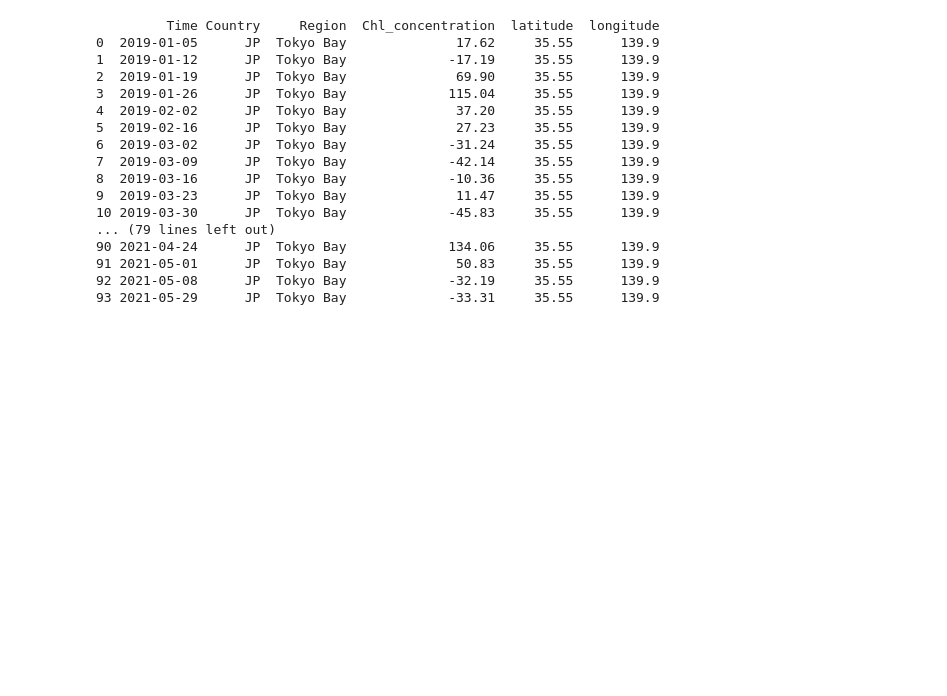
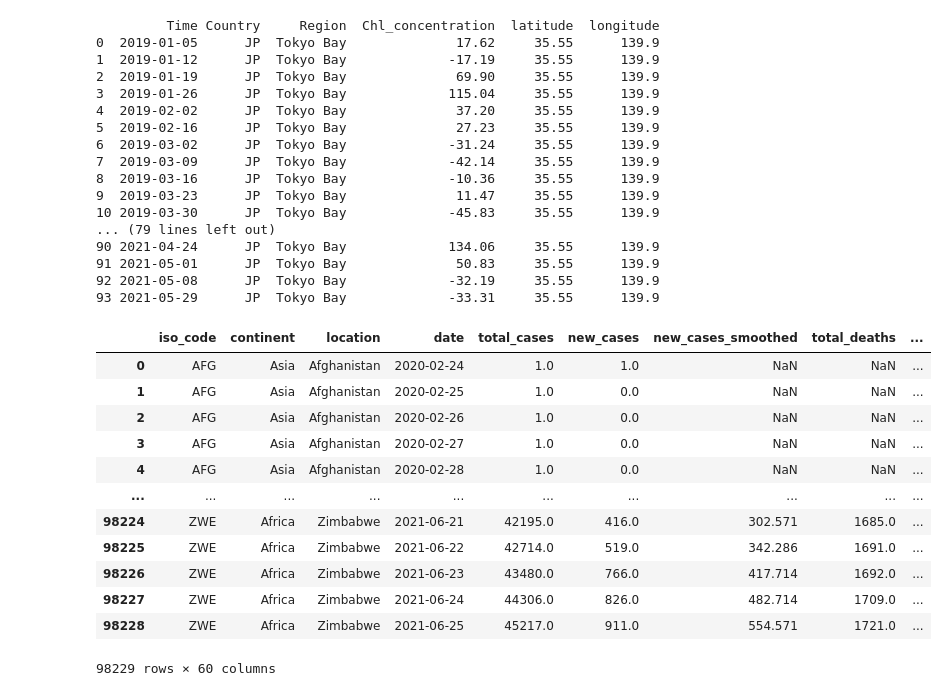
Before and after one commit to kvnyng/Chloro-kNOw, a Jupyter notebook: Streamlit/data/Untitled.ipynb, the cells around one changed output. Cells and saved outputs as stored; diff of their text form; code cells hidden in the pictures; blank space fills up the shorter version.

```diff
--- a/Streamlit/data/Untitled.ipynb
+++ b/Streamlit/data/Untitled.ipynb
@@ -88,3 +88,21 @@ with pd.option_context('display.max_rows', None, 'display.max_columns', None):
 91 2021-05-01      JP  Tokyo Bay              50.83     35.55      139.9
 92 2021-05-08      JP  Tokyo Bay             -32.19     35.55      139.9
 93 2021-05-29      JP  Tokyo Bay             -33.31     35.55      139.9
+# %%
+df = pd.read_csv('owid-covid-data.csv')
+# %%
+df
+# %% [output]
+|  | iso_code | continent | location | date | total_cases | new_cases | new_cases_smoothed | total_deaths | ... |
+| 0 | AFG | Asia | Afghanistan | 2020-02-24 | 1.0 | 1.0 | NaN | NaN | ... |
+| 1 | AFG | Asia | Afghanistan | 2020-02-25 | 1.0 | 0.0 | NaN | NaN | ... |
+| 2 | AFG | Asia | Afghanistan | 2020-02-26 | 1.0 | 0.0 | NaN | NaN | ... |
+| 3 | AFG | Asia | Afghanistan | 2020-02-27 | 1.0 | 0.0 | NaN | NaN | ... |
+| 4 | AFG | Asia | Afghanistan | 2020-02-28 | 1.0 | 0.0 | NaN | NaN | ... |
+| ... | ... | ... | ... | ... | ... | ... | ... | ... | ... |
+| 98224 | ZWE | Africa | Zimbabwe | 2021-06-21 | 42195.0 | 416.0 | 302.571 | 1685.0 | ... |
+| 98225 | ZWE | Africa | Zimbabwe | 2021-06-22 | 42714.0 | 519.0 | 342.286 | 1691.0 | ... |
+| 98226 | ZWE | Africa | Zimbabwe | 2021-06-23 | 43480.0 | 766.0 | 417.714 | 1692.0 | ... |
+| 98227 | ZWE | Africa | Zimbabwe | 2021-06-24 | 44306.0 | 826.0 | 482.714 | 1709.0 | ... |
+| 98228 | ZWE | Africa | Zimbabwe | 2021-06-25 | 45217.0 | 911.0 | 554.571 | 1721.0 | ... |
+98229 rows × 60 columns
```
Also changed, not shown: parts of 10 cells of this notebook, 2 other files.
